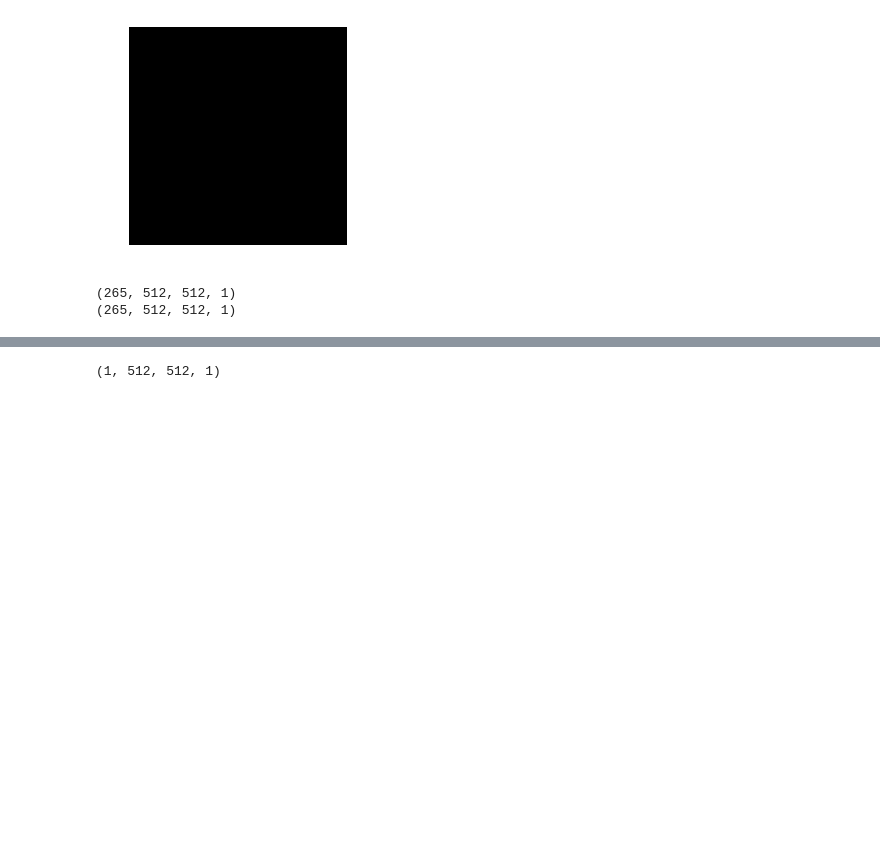
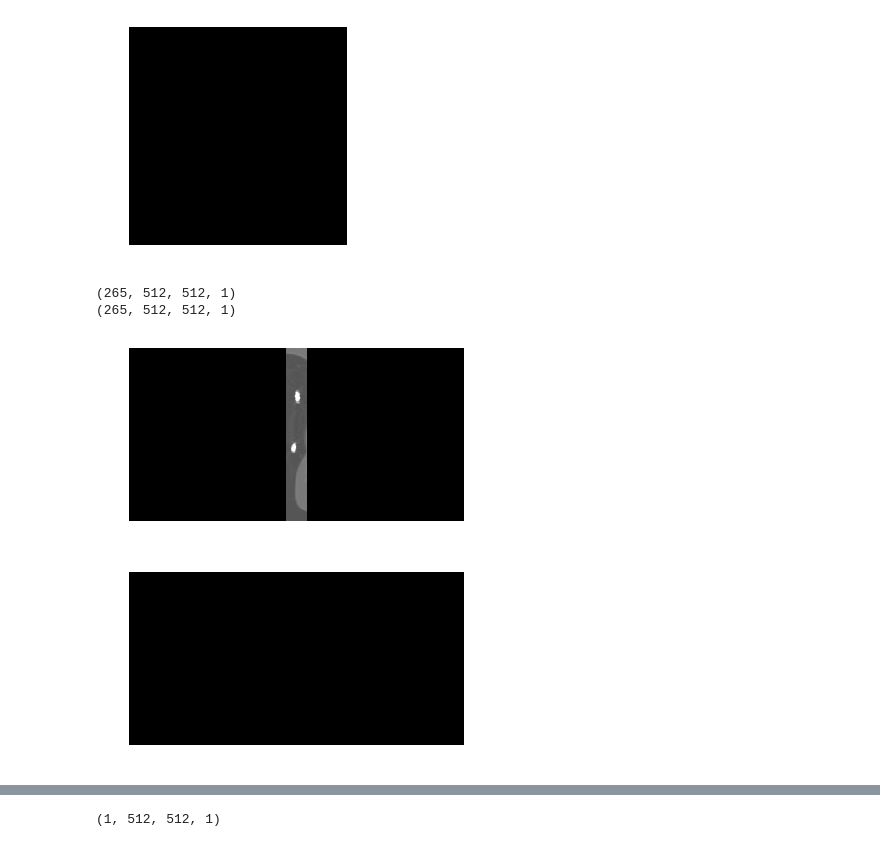
Before and after one commit to bpang97/dl_tutorial, a Jupyter notebook: code/neuroblastoma_test.ipynb, the cells around one changed output, grey strips where cells are left out. Cells and saved outputs as stored; diff of their text form; code cells hidden in the pictures; blank space fills up the shorter version.

```diff
--- a/code/neuroblastoma_test.ipynb
+++ b/code/neuroblastoma_test.ipynb
@@ -19,15 +19,19 @@ imshow(labeldata)
 # %%
 
 image = np.swapaxes(image, 0, 2)
 labeldata = np.swapaxes(labeldata, 0, 2)
 
 #add the fourth dimension (modality) which is just 1
 image = np.expand_dims(image, axis=3)
 labeldata = np.expand_dims(labeldata, axis=3)
 
 print(image.shape)
 print(labeldata.shape)
+imshow(image)
+imshow(labeldata)
 # %% [output]
 (265, 512, 512, 1)
 (265, 512, 512, 1)
+[figure, added]
+[figure, added]
 # %%
```
Also changed, not shown: parts of 14 cells of this notebook.
